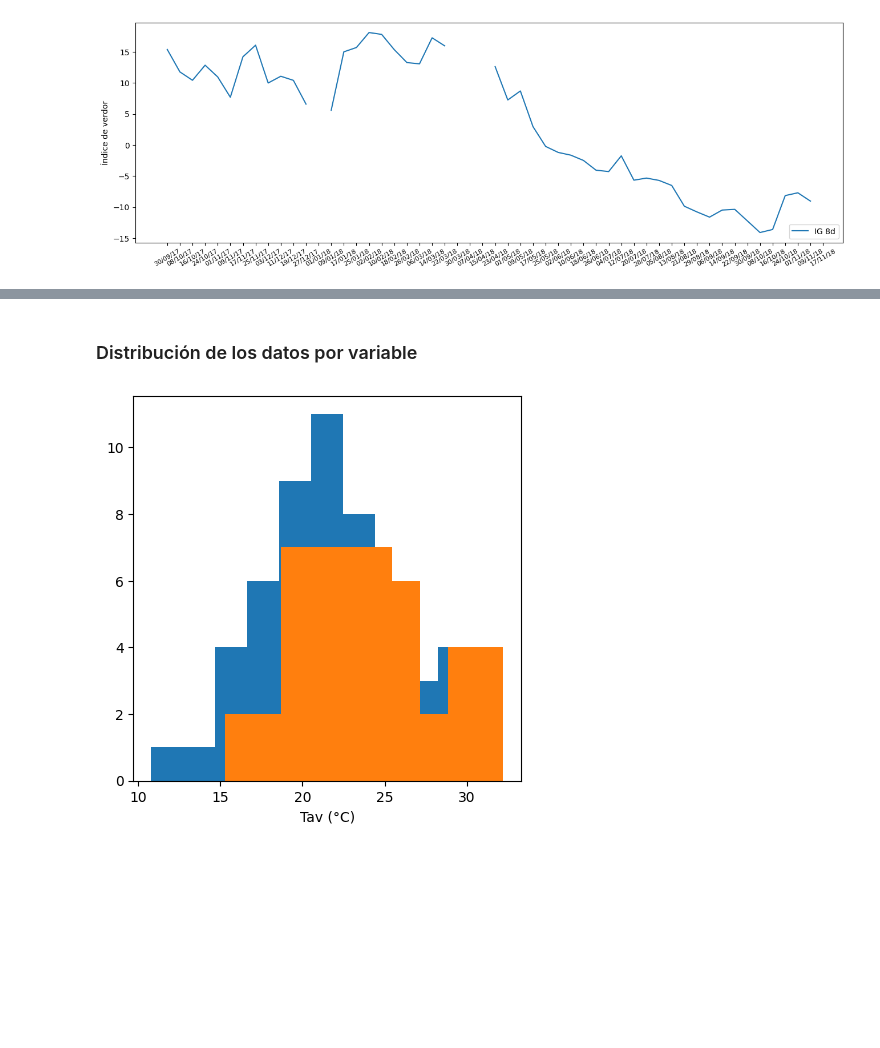
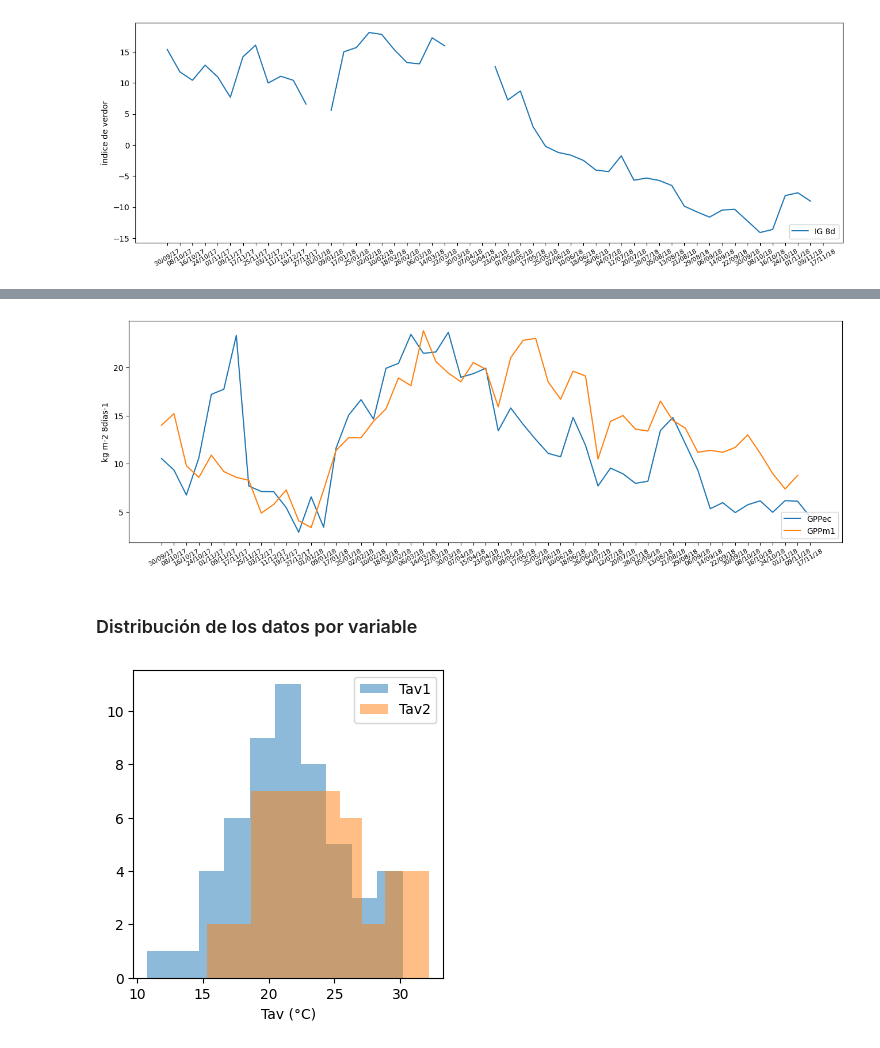
Before and after one commit to husseinlopez/biologia, a Jupyter notebook: data_analysis.ipynb, the cells around one changed output, grey strips where cells are left out. Saved outputs shown, nothing was run; the diff lists cells and outputs as text; code cells hidden in the pictures; blank space fills up the shorter version.

```diff
--- a/data_analysis.ipynb
+++ b/data_analysis.ipynb
@@ -124,10 +137,24 @@ plt.xticks(rotation=30, fontsize=8);
+# %%
+# Se define el tamaño del gráfico
+fig = plt.subplots(figsize=(16, 5))
+
+# Se grafican las dos variables de captura de CO2 por el ecosistema
+plt.plot(df['Date'], df['4 GPPec'])
+plt.plot(df['Date'], df['4 GPPm1'])
+# Parámetros adicionales para la gráficas
+plt.legend(["GPPec", "GPPm1"], loc ="lower right")
+plt.ylabel('kg m-2 8días-1')
+plt.xticks(rotation=30, fontsize=8);
+# %% [output]
+[figure, added]
 # %% [markdown]
 ### Distribución de los datos por variable
 # %%
-fig = plt.subplots(figsize=(5, 5))
-plt.hist(df['4 Tav1']);
-plt.hist(df['4 Tav2']);
+fig = plt.subplots(figsize=(4, 4))
+plt.hist(df['4 Tav1'], alpha=0.5);
+plt.hist(df['4 Tav2'], alpha=0.5);
+plt.legend(["Tav1", "Tav2"], loc ="upper right")
 plt.xlabel('Tav (°C)');
 # %% [output]
-[figure, old version]
+[figure, new version]
 # %%
```
Also changed, not shown: parts of 30 cells of this notebook.
